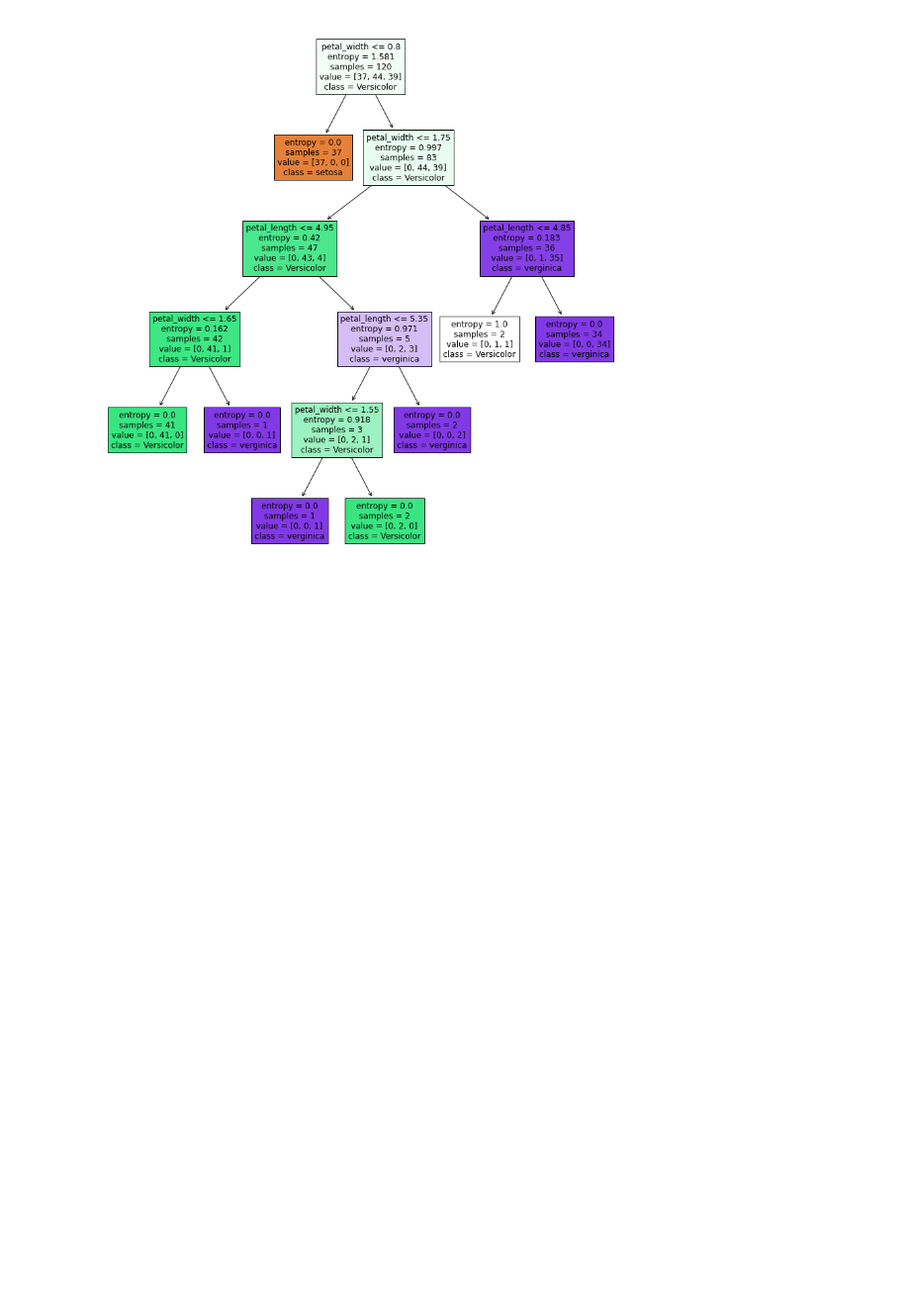
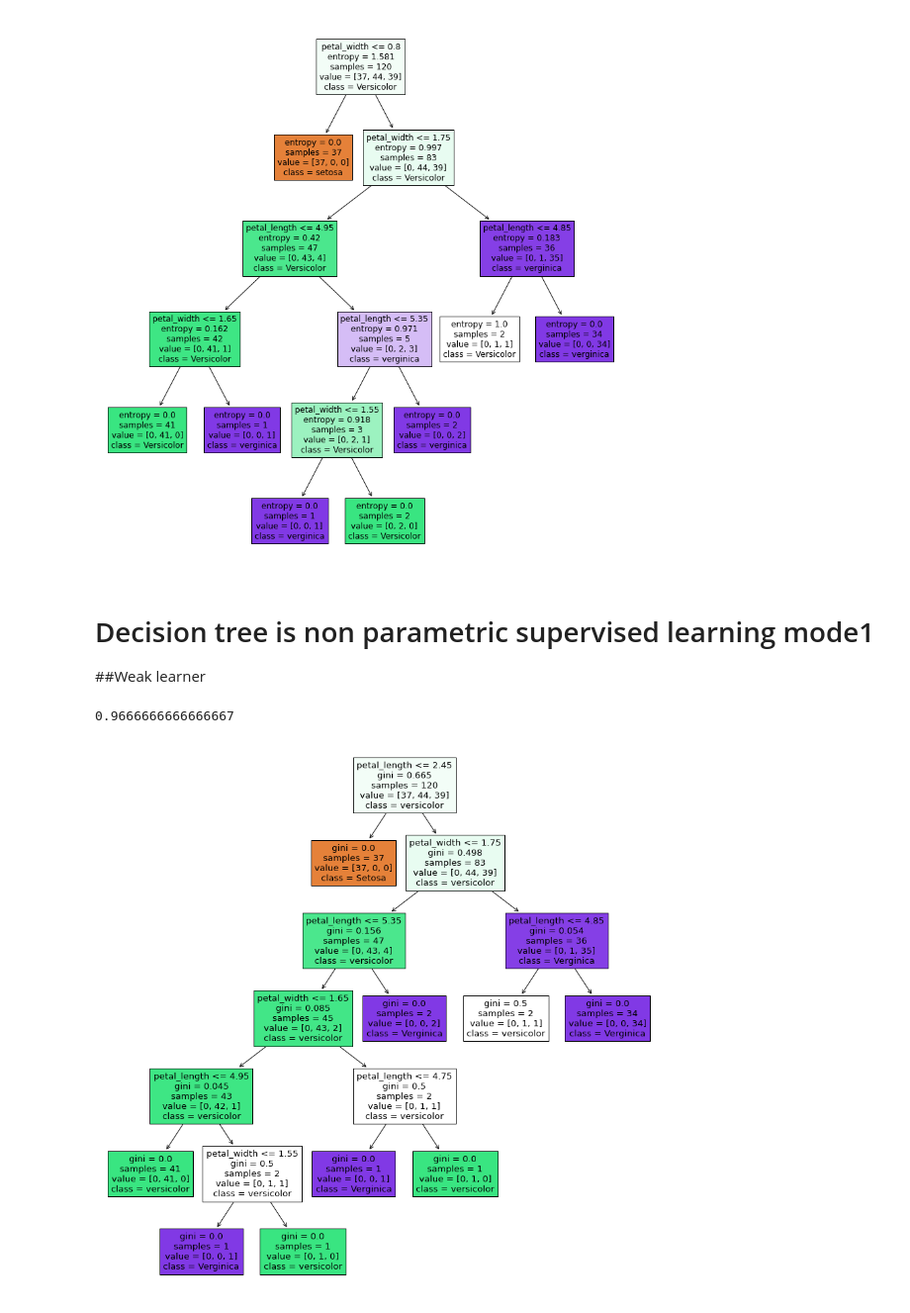
Before and after one commit to surajkawadkar/vita, a Jupyter notebook: MACHINE LEARNING/Classification/Decision_tree.ipynb, the cells around one changed output. Shown at 99% size. Drawn from its saved outputs; the diff is of its cells as text; code cells hidden in the pictures; blank space fills up the shorter version.

```diff
--- a/MACHINE LEARNING/Classification/Decision_tree.ipynb
+++ b/MACHINE LEARNING/Classification/Decision_tree.ipynb
@@ -15,8 +15,8 @@ df.head()
 | 3 | 4.6 | 3.1 | 1.5 | 0.2 | setosa |
 | 4 | 5.0 | 3.6 | 1.4 | 0.2 | setosa |
 # %%
-X=iris.iloc[:,[2,3]].values
-Y=iris.iloc[:,-1].values
+X=df.iloc[:,[2,3]].values
+Y=df.iloc[:,-1].values
 # %%
 X_train,X_test,Y_train,Y_test=train_test_split(X,
                                                Y ,
@@ -46,3 +46,22 @@ tree .plot_tree(model,
 plt.show()
 # %% [output]
 [figure]
+# %% [markdown]
+# Decision tree is non  parametric supervised learning mode1
+##Weak learner
+# %%
+model=DecisionTreeClassifier(criterion = 'gini')
+model.fit(X_train,Y_train)
+model.score(X_test,Y_test)
+# %% [output]
+0.9666666666666667
+# %%
+plt.figure(figsize=(15,15))
+cols=['petal_length','petal_width']
+classes=['Setosa','versicolor','Verginica']
+tree.plot_tree(model,feature_names=cols,
+              class_names=classes,
+              filled=True);
+plt.savefig('Decisiontree_save.jpg')  # to save image in local storage
+# %% [output]
+[figure, added]
```
Also changed, not shown: parts of 2 cells of this notebook, 4 other files.
